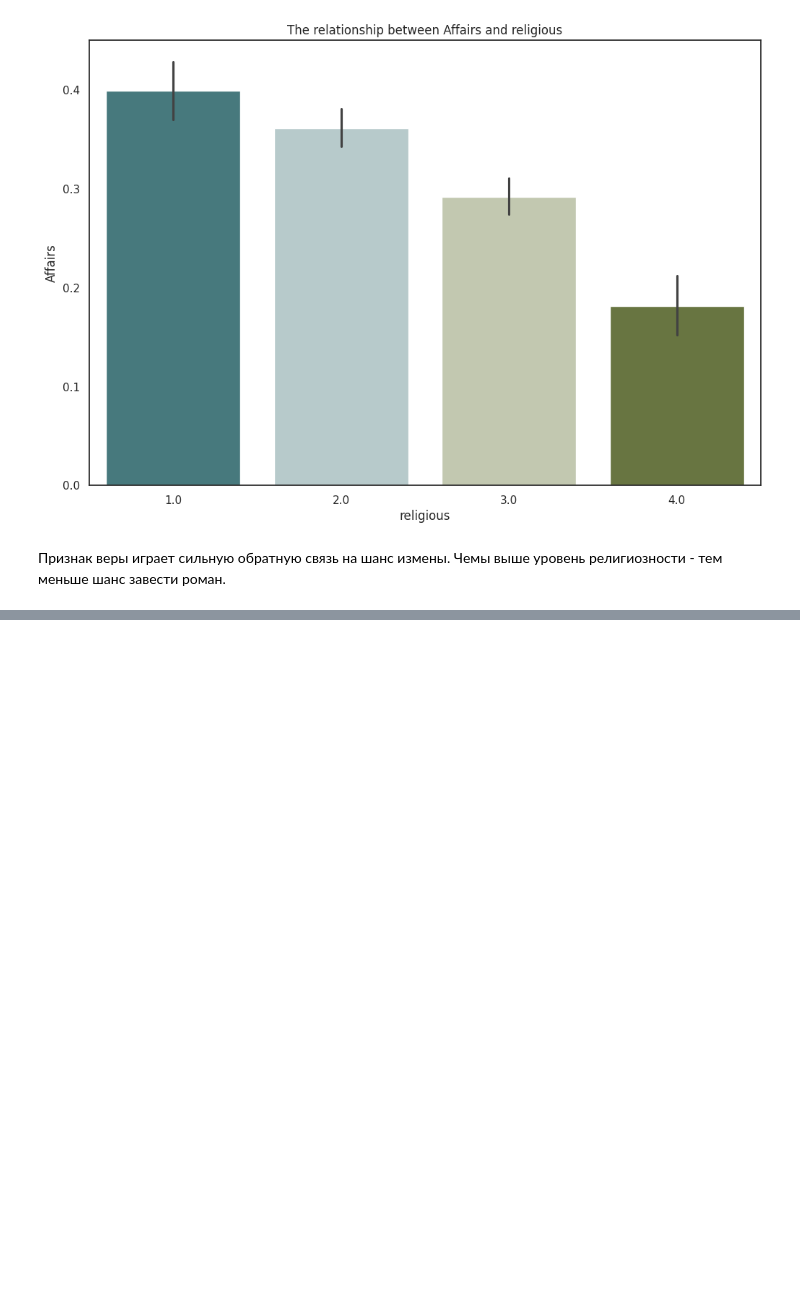
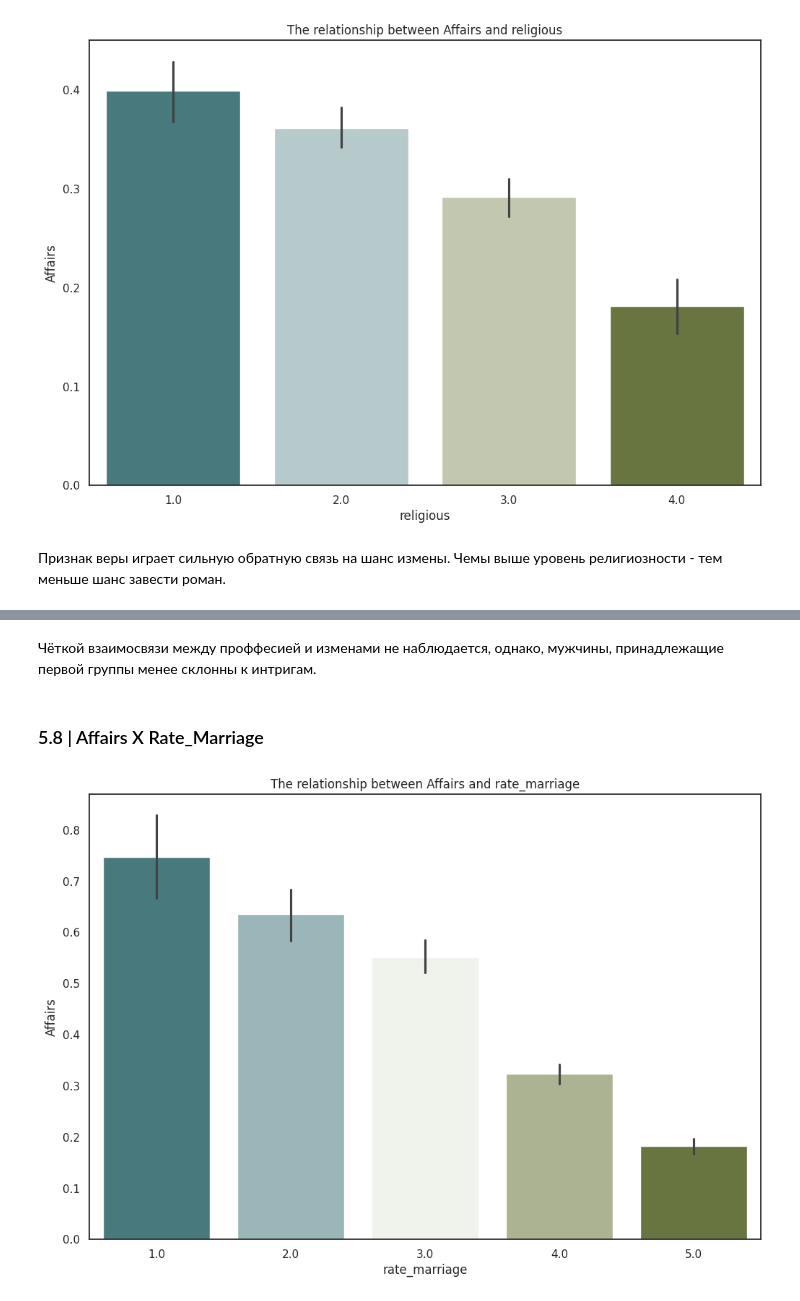
Before and after one commit to nfrvnikita/infidelityservice, a Jupyter notebook: notebooks/analysis_data.ipynb, the cells around one changed output, grey strips where cells are left out. Saved outputs shown, nothing was run; the diff lists cells and outputs as text; code cells hidden in the pictures; blank space fills up the shorter version.

```diff
--- a/notebooks/analysis_data.ipynb
+++ b/notebooks/analysis_data.ipynb
@@ -165,0 +196,13 @@ plt.show()
+# %% [markdown]
+Чёткой взаимосвязи между проффесией и изменами не наблюдается, однако, мужчины, принадлежащие первой группы менее склонны к интригам.
+# %% [markdown]
+### 5.8 | Affairs X Rate_Marriage
+# %%
+plt.figure(figsize=(12, 8))
+sns.barplot(x='rate_marriage', y='affairs', hue='rate_marriage', legend=False, data=raw_data, palette=cmap)
+plt.title('The relationship between Affairs and rate_marriage')
+plt.xlabel('rate_marriage')
+plt.ylabel('Affairs')
+plt.show()
+# %% [output]
+[figure, added]
```
Also changed, not shown: parts of 25 cells of this notebook.
